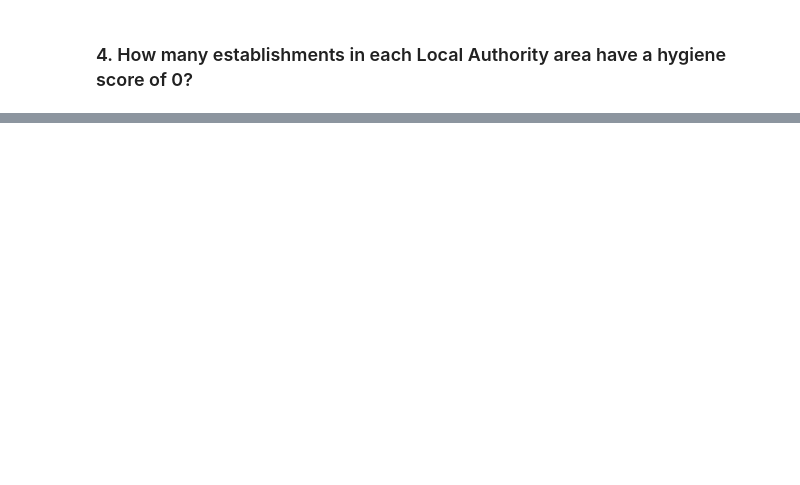
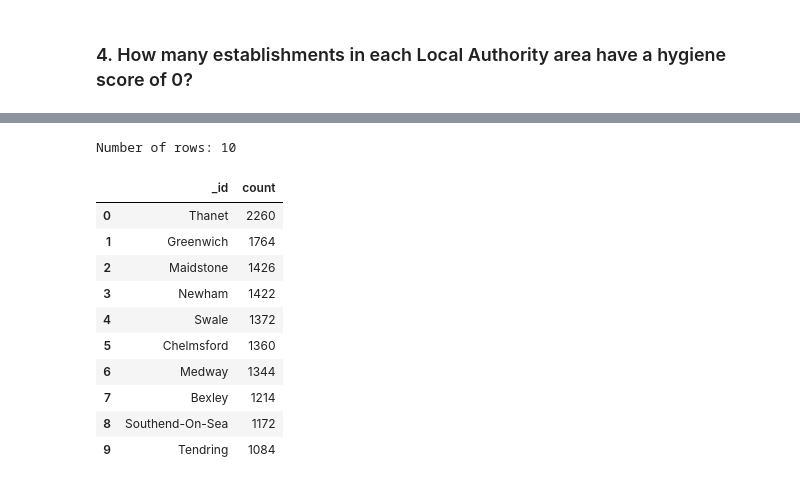
Before and after one commit to xlivia/challenge-uploads, a Jupyter notebook: nosql-challenge/NoSQL_analysis.ipynb, the cells around one changed output, grey strips where cells are left out. Drawn from its saved outputs; the diff is of its cells as text; code cells hidden in the pictures; blank space fills up the shorter version.

```diff
--- a/nosql-challenge/NoSQL_analysis.ipynb
+++ b/nosql-challenge/NoSQL_analysis.ipynb
@@ -171,14 +203,20 @@ top_5_rating_5 = establishments.find({
 # 2. Groups the matches by Local Authority
 # 3. Sorts the matches from highest to lowest
 pipeline = [
-    {"$match": {"Hygiene": 0}},
-    {"$group": {"_id": "$LocalAuthorityName", "count": {"$sum": 1}}},
-    {"$sort": {"count": -1}}
+    { "$match": { "scores.Hygiene": 0 } },
+    { "$group": {
+        "_id": "$LocalAuthorityName",
+        "count": { "$sum": 1 }
+    }},
+    {"$sort": {"count": -1}},
+    {"$limit": 10}
 ]
 
+results = list(db.establishments.aggregate(pipeline))
+
 # Print the number of documents in the result
-print("Number of establishments with a hygiene score of 0:", establishments.count_documents({'Hygiene': 0}))
+print("Number of documents:", len(results))
 
 # Print the first 10 results
-for doc in establishments.aggregate(pipeline)[:10]:
-    pprint(doc)
+for i, r in enumerate(results[:10]):
+    print(f"{i+1}. {r['_id']}: {r['count']}")
@@ -185,9 +235,22 @@ for doc in establishments.aggregate(pipeline)[:10]:
 # %%
 # Convert the result to a Pandas DataFrame
-df_hygiene_0 = pd.DataFrame(list(establishments.aggregate(pipeline)))
+df = pd.DataFrame(results)
 
 # Display the number of rows in the DataFrame
-print("Number of rows in the DataFrame:", len(df_hygiene_0))
+print("Number of rows:", len(df))
 
 # Display the first 10 rows of the DataFrame
-df_hygiene_0.head(10)
+df.head(10)
+# %% [output]
+Number of rows: 10
+|  | _id | count |
+| 0 | Thanet | 2260 |
+| 1 | Greenwich | 1764 |
+| 2 | Maidstone | 1426 |
+| 3 | Newham | 1422 |
+| 4 | Swale | 1372 |
+| 5 | Chelmsford | 1360 |
+| 6 | Medway | 1344 |
+| 7 | Bexley | 1214 |
+| 8 | Southend-On-Sea | 1172 |
+| 9 | Tendring | 1084 |
```
Also changed, not shown: parts of 3 cells of this notebook.
